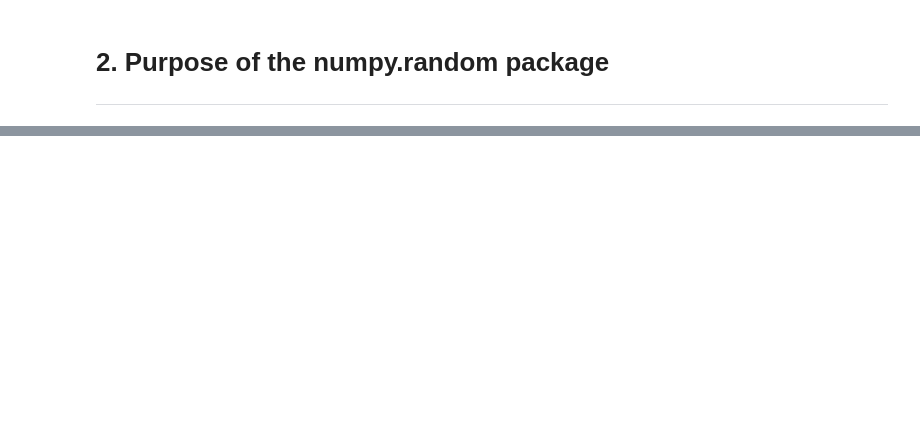
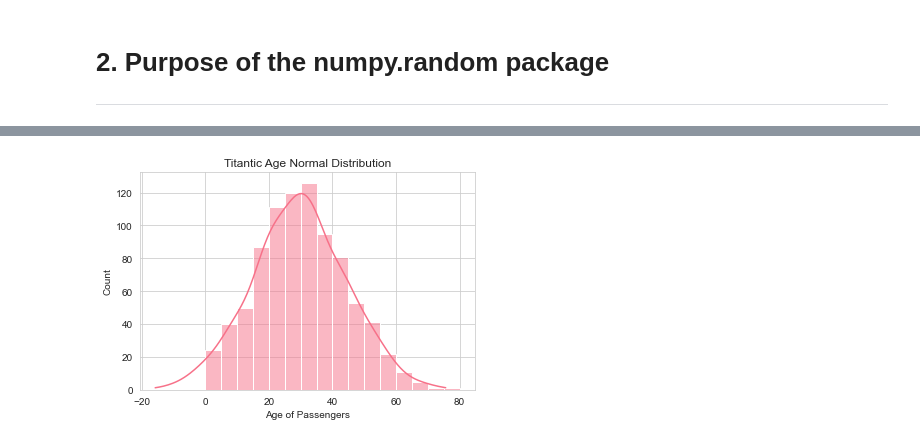
Before and after one commit to Keitho08/Prog-ScriptingAssigment2020, a Jupyter notebook: The numpy.random Package Explained..ipynb, the cells around one changed output, grey strips where cells are left out. Saved outputs shown, nothing was run; the diff lists cells and outputs as text; code cells hidden in the pictures; blank space fills up the shorter version.

```diff
--- a/The numpy.random Package Explained..ipynb
+++ b/The numpy.random Package Explained..ipynb
@@ -50,0 +287,15 @@ Real world examples of where there numpy random generation package may be used i
+# %%
+agerange = np.random.normal(loc=29.699118, scale=14.526497, size=891)
+# using values from above we input the mean, standard deviation and number of passengers in definign agerange function
+# which uses np.random.normal()
+
+agerangehist = sns.histplot(agerange, kde=True, binwidth=5, binrange=(0, 80))
+# we create a histogram of the age normal distribution, we set binwidth to 5 to show ages in intervals of 5
+# and binrange from 0 to 80 (minimum and max ages)
+
+plt.title("Titantic Age Normal Distribution") # set's the title of the plot
+plt.xlabel("Age of Passengers") # sets x-axis label
+sns.set_palette("husl", 3) # sets chosen color palette
+sns.set_style("whitegrid") # sets a white grid to the plot output
+# %% [output]
+[figure, added]
```
Also changed, not shown: parts of 52 cells of this notebook.
